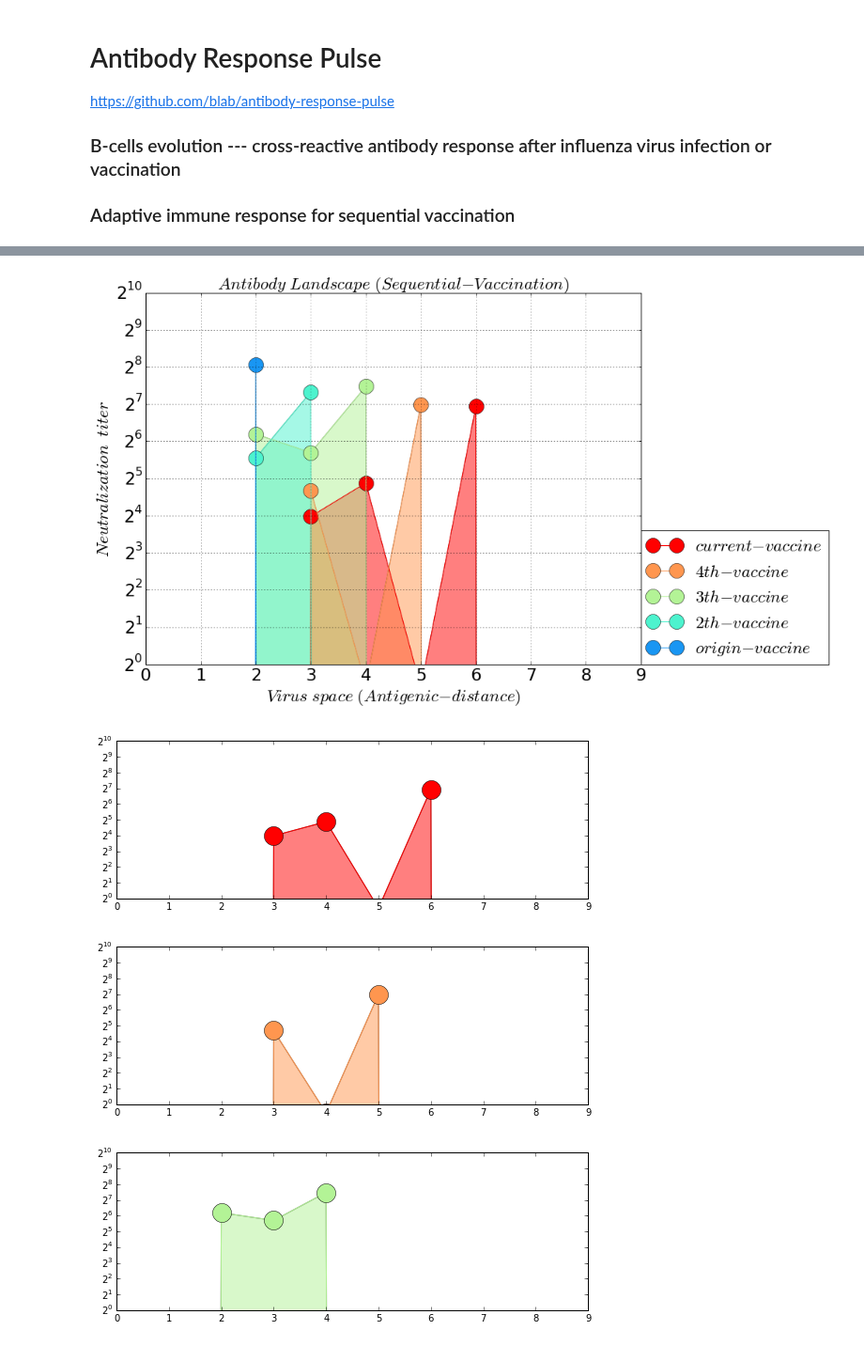
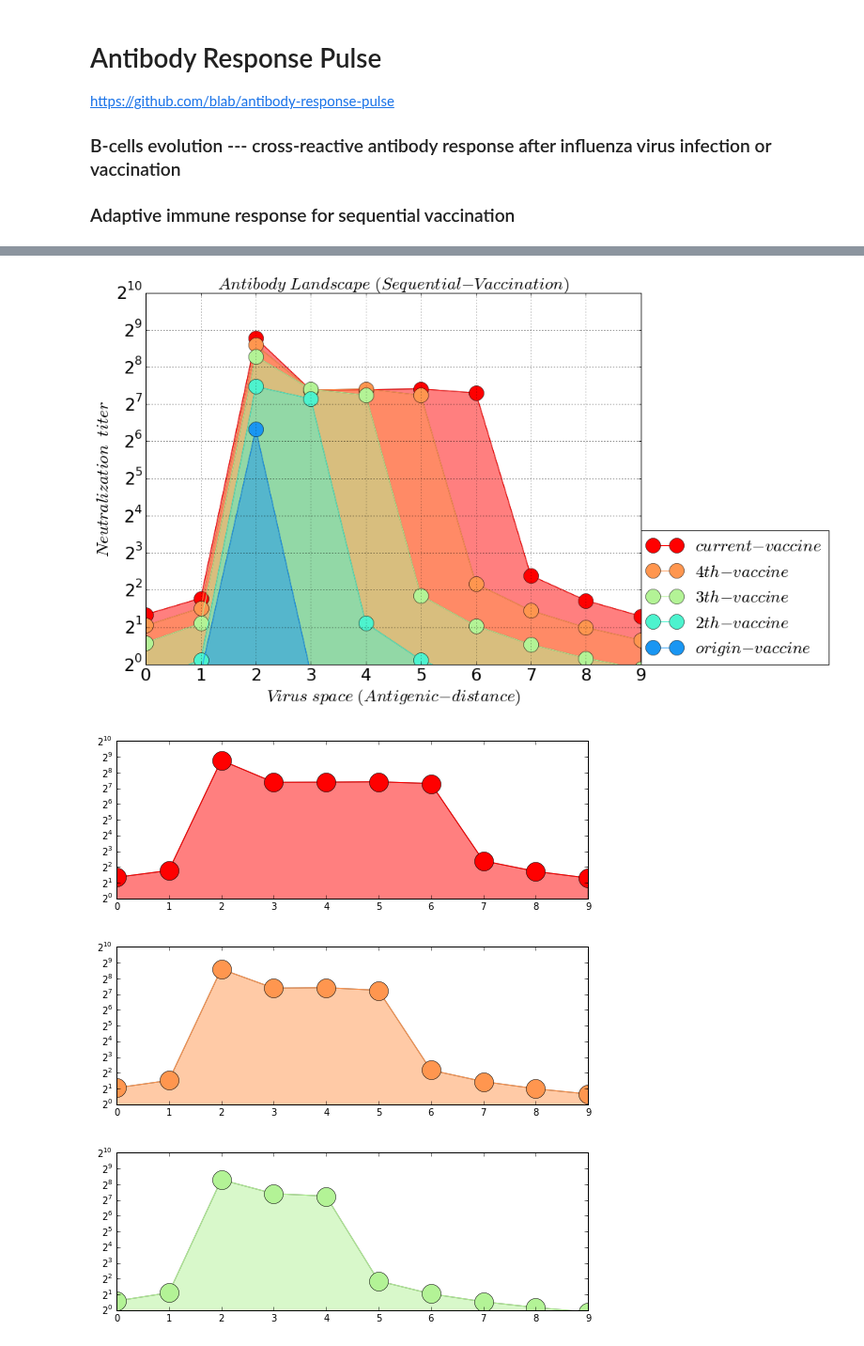
Before and after one commit to blab/antibody-response-pulse, a Jupyter notebook: bcell-array/code/VBMG_vaccination_landscape.ipynb, the cells around one changed output, grey strips where cells are left out. Shown at 94% size. Cells and saved outputs as stored; diff of their text form; code cells hidden in the pictures.

```diff
--- a/bcell-array/code/VBMG_vaccination_landscape.ipynb
+++ b/bcell-array/code/VBMG_vaccination_landscape.ipynb
@@ -175,7 +182,7 @@ killRateVg = killRateVm # kill-rate of virus by antibody-IgG
 inRateB = 0.06/hour # in-rate of B-cell
 outRateB = inRateB/8 # out-rate of B-cell
 actRateBm = killRateVm # activation rate of naive B-cell
-actRateBg = killRateVg # activation rate of memory B-cell for 1st-time-infection
+actRateBg = killRateVg # activation rate of memory B-cell
 
 inRateM = 0.16/hour # in-rate of antibody-IgM from naive B-cell
 outRateM = inRateM/1  # out-rate of antibody-IgM from naive B-cell
@@ -185,13 +192,13 @@ inRateG = inRateM/6 # in-rate of antibody-IgG from memory B-cell
 outRateG = outRateM/60 # out-rate of antibody-IgG from memory B-cell
 consumeRateG = killRateVg  # consume-rate of antibody-IgG by cleaning virus
 
-mutatRateB = 0.00009/hour # Virus mutation rate
+mutatRateB = 0.00005/hour # Virus mutation rate
 
-cross_radius = float(0.5) # radius of cross-immunity (the distance of half-of-value in the Monod equation)
+cross_radius = float(0.01) # radius of cross-immunity (the distance of half-of-value in the Monod equation)
 
 # time boundary and griding condition
 minT = float(0)
-maxT = float(12*12*28*day)
+maxT = float(10*12*28*day)
 totalPoint_T = int(6*10**3 + 1)
 gT = np.linspace(minT, maxT, totalPoint_T)
 spacingT = np.linspace(minT, maxT, num = totalPoint_T, retstep = True)
@@ -250,11 +257,12 @@ event_vaccine[0, 1] = 0
 print ('event_vaccine = {:}'.format(event_vaccine))
 
 #[origin-virus, current-virus, recovered-day, repeated-parameter, OAS+, OSA-]
-min_cell = 0.01 # minimum cell
+min_cell = 0.02 # minimum cell
 recovered_time = 14*day # recovered time of 1st-time infection
-actRateBg_recovered = actRateBg*9 # activation rate of memory B-cell for repeated-infection (same virus)
-inRateG_OAS_boost = 4/hour # boosting in-rate of antibody-IgG from memory B-cell for origin-virus
+actRateBg_recovered = actRateBg*10 # activation rate of memory B-cell for repeated-infection (same virus)
+inRateG_OAS_boost = 6/hour # boosting in-rate of antibody-IgG from memory B-cell for origin-virus
 actRateBg_OAS_press = -0.0004/hour # depress act-rate from memory B-cell for non-origin-virus
+outRateB_OAS_slow = 0.0 # not applied in infection
 event_infection_parameter = np.array([origin_virus,
                                       current_virus,
                                       min_cell,
@@ -262,16 +270,16 @@ event_infection_parameter = np.array([origin_virus,
                                       actRateBg_recovered,
                                       inRateG_OAS_boost,
                                       actRateBg_OAS_press,
-                                      0.0])
+                                      outRateB_OAS_slow])
 # vaccination_parameter
 # vaccination_parameter
 # vaccination_parameter
-min_cell_v = 0.2 # minimum cell
-recovered_time_v = 14*day # recovered time of 1st-time vaccination
-actRateBg_recovered_v = actRateBg*9 # activation rate of memory B-cell for repeated-infection (same virus)
-inRateG_OAS_boost_v = 1.5/hour # boosting in-rate of antibody-IgG from memory B-cell for origin-virus
+min_cell_v = 0.02 # minimum cell
+recovered_time_v = 14*day # recovered time of 1st-time infection
+actRateBg_recovered_v = actRateBg*10 # activation rate of memory B-cell for repeated-infection (same virus)
+inRateG_OAS_boost_v = 2/hour # boosting in-rate of antibody-IgG from memory B-cell for origin-virus
 actRateBg_OAS_press_v = -0.001/hour # depress act-rate from memory B-cell for non-origin-virus
-outRateB_OAS_slow_v = -outRateB/1.4
+outRateB_OAS_slow_v = 0.0 #-outRateB/2.0
 event_vaccination_parameter = np.array([origin_vaccine,
                                         current_vaccine,
                                         min_cell_v,
@@ -368,7 +376,7 @@ plt.show()
 totalColor = current_vaccine - origin_vaccine + 1
 AlvaColor = [plt.get_cmap('rainbow')(float(i)/(totalColor)) for i in range(1, totalColor + 1)]
 
-sample_time = 14*day
+sample_time = 40*day
 # plotting
 figure_name = '-landscape'
 file_suffix = '.png'
@@ -394,34 +402,34 @@ plt.title(r'$ Antibody \ Landscape \ (Sequential-Vaccination) $', fontsize = Alv
 plt.xlabel(r'$ Virus \ space \ (Antigenic-distance) $', fontsize = AlvaFontSize)
 plt.ylabel(r'$ Neutralization \ \ titer $', fontsize = AlvaFontSize)
 plt.xlim([minX, maxX])
 plt.xticks(fontsize = AlvaFontSize)
 plt.yticks(fontsize = AlvaFontSize)
 plt.ylim([2**0, 2**10])
 plt.yscale('log', basey = 2)
 plt.legend(loc = (1,0), fontsize = AlvaFontSize)
 plt.savefig(save_figure, dpi = 100, bbox_inches='tight')
 plt.show()
 
 # each frame
 numberingFig = numberingFig + 1
 for i in range(origin_vaccine, current_vaccine + 1):
     plt.figure(numberingFig, figsize = (9,3))
     detect_xn = current_vaccine + 2 - i
     if detect_xn == origin_vaccine:
         vaccine_label = '$ origin-vaccine $'
     elif detect_xn == current_vaccine:
         vaccine_label = '$ current-vaccine $'
     else: vaccine_label = '$ {:}th-vaccine $'.format(detect_xn - origin_vaccine + 1)
     detect_time = int(totalPoint_T/(maxT - minT)*(detect_xn*vaccine_period + sample_time))
     plt.plot(gX, gM[:, detect_time] + gG[:, detect_time], marker = 'o', markersize = 20
              , color = AlvaColor[detect_xn - origin_vaccine], label = vaccine_label)
     plt.fill_between(gX, gM[:, detect_time] + gG[:, detect_time], facecolor = AlvaColor[detect_xn - origin_vaccine]
                      , alpha = 0.5)
     plt.ylim([2**0, 2**10])
     plt.yscale('log', basey = 2)
     plt.show()
 # %% [output]
-[figure, old version]
+[figure, new version]
-[figure, old version]
+[figure, new version]
-[figure, old version]
+[figure, new version]
-[figure, old version]
+[figure, new version]
```
Also changed, not shown: parts of 4 cells of this notebook, 17 other files.
